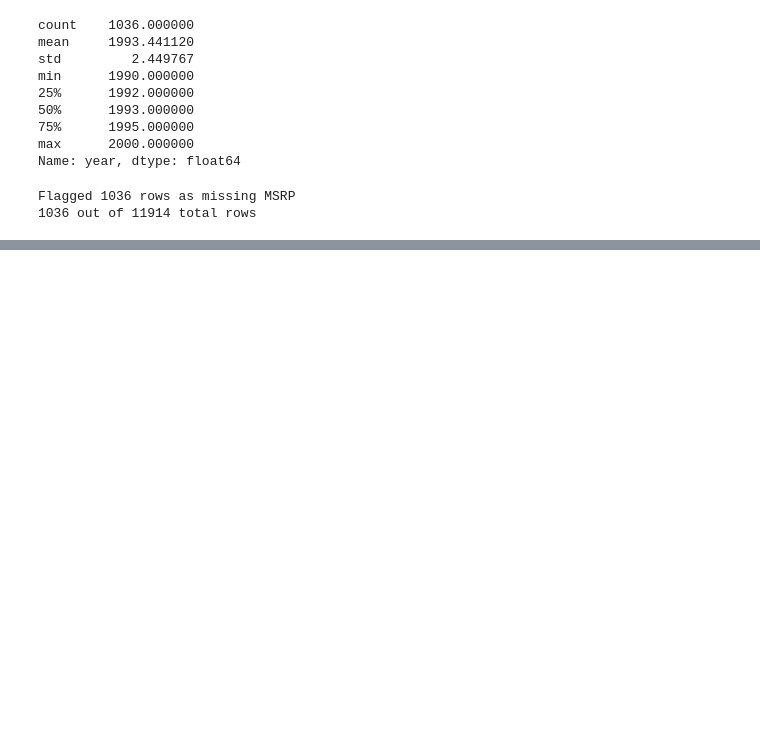
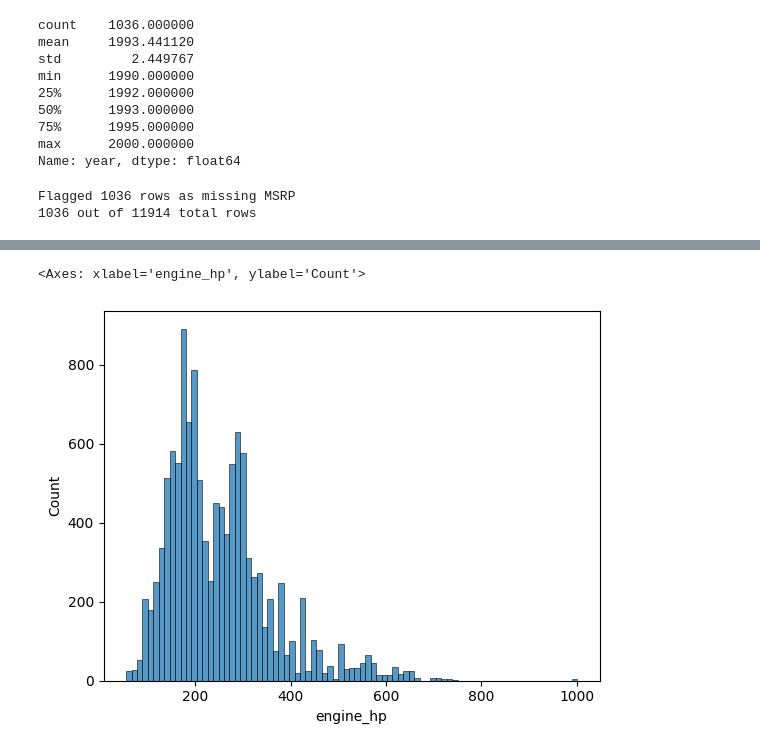
Before and after one commit to ilijahristov/machine-learning, a Jupyter notebook: car_price_prediction/car_price_prediction.ipynb, the cells around one changed output, grey strips where cells are left out. Drawn from its saved outputs; the diff is of its cells as text; code cells hidden in the pictures; blank space fills up the shorter version.

Commit message:
Baseline car price prediction with hand implemented models established

```diff
--- a/car_price_prediction/car_price_prediction.ipynb
+++ b/car_price_prediction/car_price_prediction.ipynb
@@ -175,0 +377,12 @@ Flagged 1036 rows as missing MSRP
+# %%
+import re
+
+df['market_category'] = df['market_category'].fillna('Unknown')
+
+all_tags = set()
+for entry in df['market_category'].str.split(','):
+    all_tags.update(entry)
+
+for tag in all_tags:
+    pattern = rf'(?:^|,){re.escape(tag)}(?:,|$)'
+    df[f'tag_{tag}'] = df['market_category'].str.contains(pattern, regex=True).astype(int)
@@ -175,0 +398,4 @@ Flagged 1036 rows as missing MSRP
+# %%
+df_model = df.drop(columns=['market_category'])
+
+df_model.head()
@@ -175,0 +425,5 @@ Flagged 1036 rows as missing MSRP
+# %%
+sns.histplot(df_model.engine_hp)
+# %% [output]
+<Axes: xlabel='engine_hp', ylabel='Count'>
+[figure, added]
```
Also changed, not shown: parts of 31 cells of this notebook, 1 other file.
